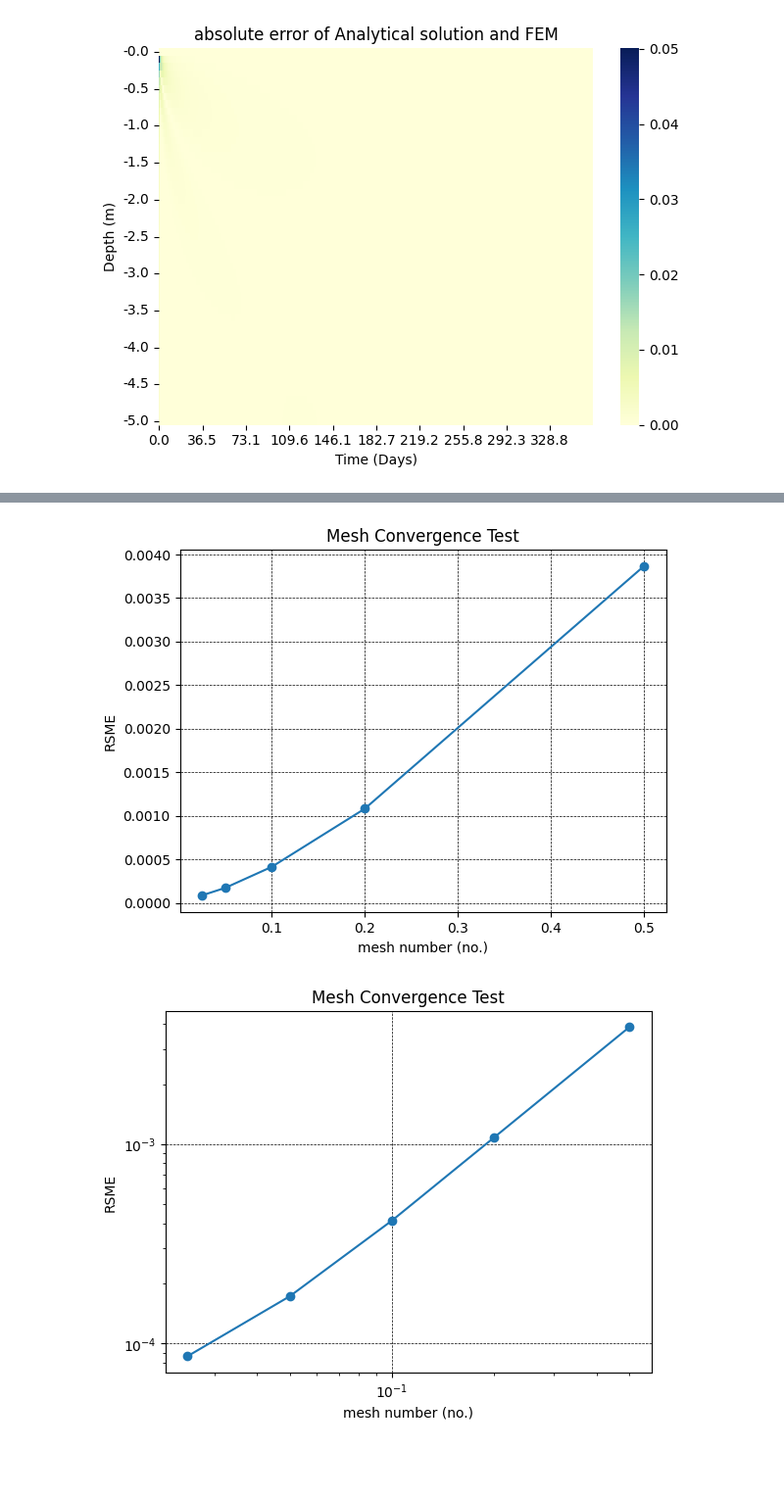
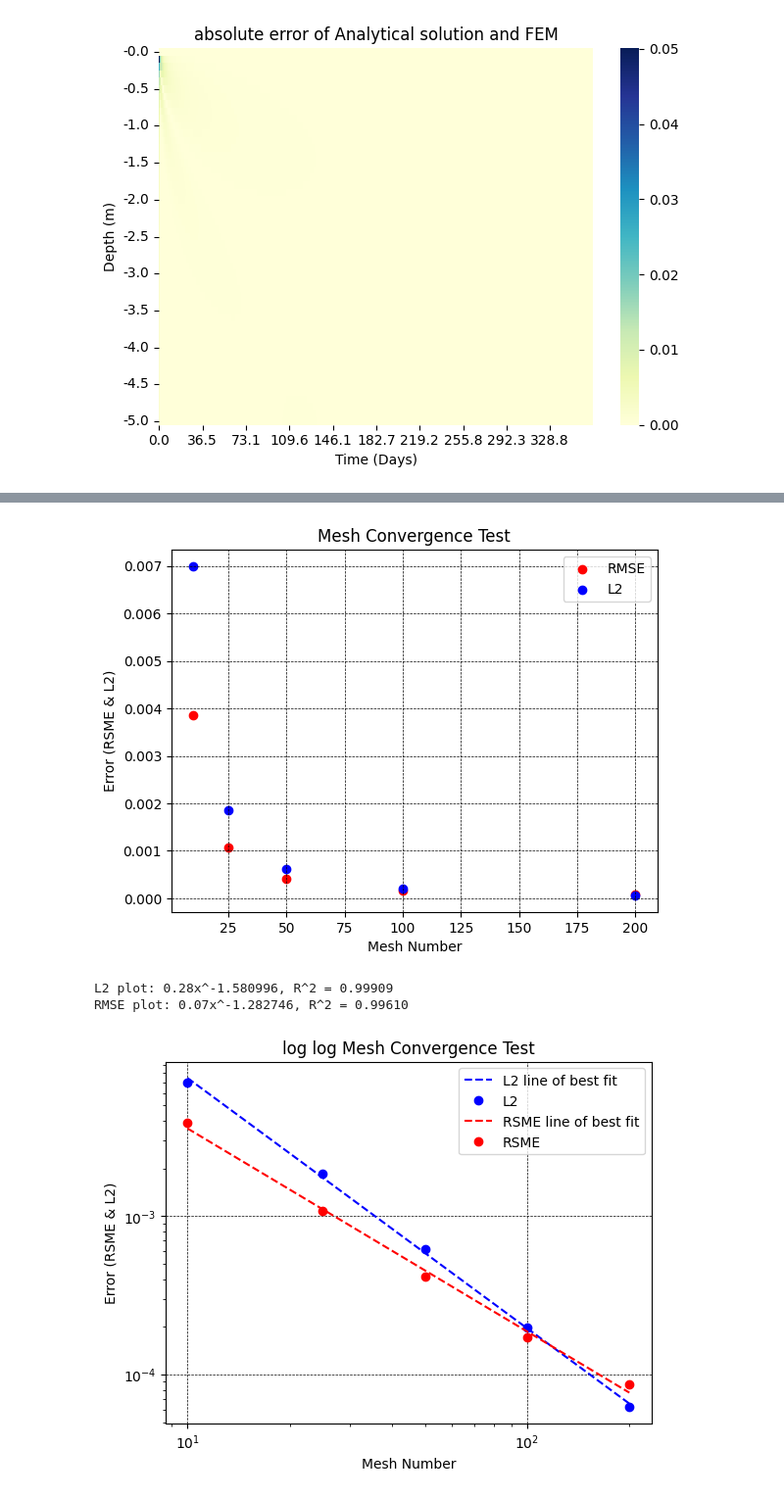
Before and after one commit to monkeybeastking/Geotechnical-Consolidation-FEM, a Jupyter notebook: docs/doc1 - 1D Terazaghi.ipynb, the cells around one changed output, grey strips where cells are left out. Shown at 98% size. Drawn from its saved outputs; the diff is of its cells as text; code cells hidden in the pictures; blank space fills up the shorter version.

```diff
--- a/docs/doc1 - 1D Terazaghi.ipynb
+++ b/docs/doc1 - 1D Terazaghi.ipynb
@@ -242,14 +232,14 @@ Since the finite element methods is sensitive to parameters inputted, I have rai
 # %%
-mesh_size = [10,25,50,100,200]
-time_step = [40,250,1000,4000,16000]
-
+mesh_size = [10,25,50, 100, 200] # add in 100 and 200
+time_step = [40,250,1000, 4000, 16000] # add in 4000 and 16000
 
 
 N_terms = 400
 
 mesh_size = np.array(mesh_size, dtype = int)
 time_step = np.array(time_step, dtype = int)
-RMSE_Vals = []
+RMSE_mesh = []
+L2_mesh = []
 
 for nx, timestep in zip(mesh_size,time_step):
     fem_cdata = Get_Terazaghi1D_FEA(H, nx, P, Tx, timestep, Cv, 0, True)
@@ -257,8 +247,14 @@ for nx, timestep in zip(mesh_size,time_step):
 
     error = fem_cdata - analytical_cdata
     RMSE = np.sqrt(np.mean(error**2))
-    RMSE_Vals = np.append(RMSE_Vals, RMSE)
+    RMSE_mesh = np.append(RMSE_mesh, RMSE)
+
+    num = (error**2).sum(axis = 1)
+    den = (analytical_cdata**2).sum(axis = 1)
+    E_L2 = np.mean(np.sqrt(num / (den+ 1e-30)), axis = 0)
+
+    L2_mesh = np.append(L2_mesh,E_L2)
 
 
-    print(f"for {nx} amount of cells the assocaited RMSE is {RMSE}")
+    print(f"nx: {nx} RMSE: {RMSE}, L2: {E_L2}")
 # %% [output]
@@ -270,20 +266,60 @@ for 200 amount of cells the assocaited RMSE is 8.627396416062831e-05
 # %%
-
-plt.plot(H/mesh_size, RMSE_Vals, marker = "o")
-plt.grid(color = "black", linestyle = "--", linewidth = "0.5")
-plt.xlabel("mesh number (no.)")
-plt.ylabel("RSME")
+# raw scatter plotting
+plt.scatter(mesh_size, RMSE_mesh, label = "RMSE", color = "r")
+plt.scatter(mesh_size, L2_mesh, label = "L2", color = "b")
+plt.grid(color = "black", linestyle = "--", linewidth = "0.5",)
+plt.xlabel("Mesh Number")
+plt.ylabel("Error (RSME & L2)")
 plt.title("Mesh Convergence Test")
+plt.legend()
 plt.show()
 
 
-plt.loglog(H/mesh_size, RMSE_Vals, marker = "o")
+
+# linear regression for L2 for mesh
+x_L2 = np.log(mesh_size)
+y_L2 = np.log(L2_mesh)
+p_L2, logC_L2 = np.polyfit(x_L2,y_L2, 1)
+C_L2 = np.exp(logC_L2)
+Y_linearL2 = C_L2 * mesh_size**p_L2
+# R2
+yhat_L2 = p_L2*x_L2 + logC_L2
+ss_res_L2 = np.sum((y_L2 - yhat_L2)**2)
+ss_tot_L2 = np.sum((y_L2 - y_L2.mean())**2)
+r2_L2 = 1 - ss_res_L2/ss_tot_L2
+
+
+# linear regression for RMSE for mesh
+x_RMSE = np.log(mesh_size)
+y_RMSE = np.log(RMSE_mesh)
+p_RMSE, logC_RMSE = np.polyfit(x_RMSE,y_RMSE, 1)
+C_RMSE = np.exp(logC_RMSE)
+Y_linearRMSE = C_RMSE * mesh_size**p_RMSE
+# R2
+yhat_RMSE = p_RMSE*x_L2 + logC_RMSE
+ss_res_RMSE = np.sum((y_RMSE - yhat_RMSE)**2)
+ss_tot_RMSE = np.sum((y_RMSE - y_RMSE.mean())**2)
+r2_RMSE = 1 - ss_res_RMSE/ss_tot_RMSE
+
+print(f"L2 plot: {C_L2:.2f}x^{p_L2:2f}, R^2 = {r2_L2:.5f}")
+
+print(f"RMSE plot: {C_RMSE:.2f}x^{p_RMSE:2f}, R^2 = {r2_RMSE:.5f}")
+
+plt.loglog(mesh_size, Y_linearL2, linestyle = "--", label= f"L2 line of best fit", color = "b")
+plt.loglog(mesh_size,L2_mesh, linestyle = "None", marker = "o", label = 'L2', color = "b")
+
+plt.loglog(mesh_size, Y_linearRMSE,linestyle = "--", label= f"RSME line of best fit", color = "r")
+plt.loglog(mesh_size, RMSE_mesh, linestyle = "None", marker = "o", label = "RSME", color = "r")
+
 plt.grid(color = "black", linestyle = "--", linewidth = "0.5")
-plt.xlabel("mesh number (no.)")
-plt.ylabel("RSME")
-plt.title("Mesh Convergence Test")
+plt.xlabel("Mesh Number")
+plt.ylabel("Error (RSME & L2)")
+plt.title("log log Mesh Convergence Test")
+plt.legend()
 plt.show()
 # %% [output]
-[figure, old version]
+[figure, new version]
+L2 plot: 0.28x^-1.580996, R^2 = 0.99909
+RMSE plot: 0.07x^-1.282746, R^2 = 0.99610
-[figure, old version]
+[figure, new version]
 # %%
```
Also changed, not shown: parts of 12 cells of this notebook.
